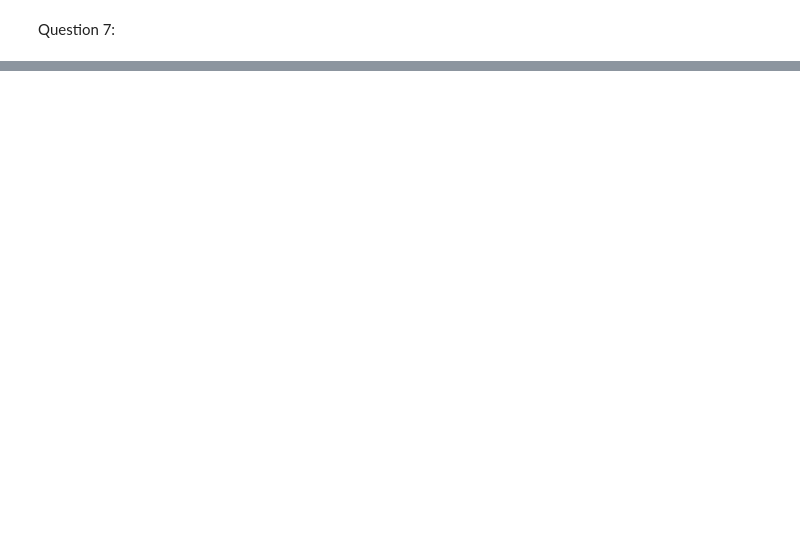
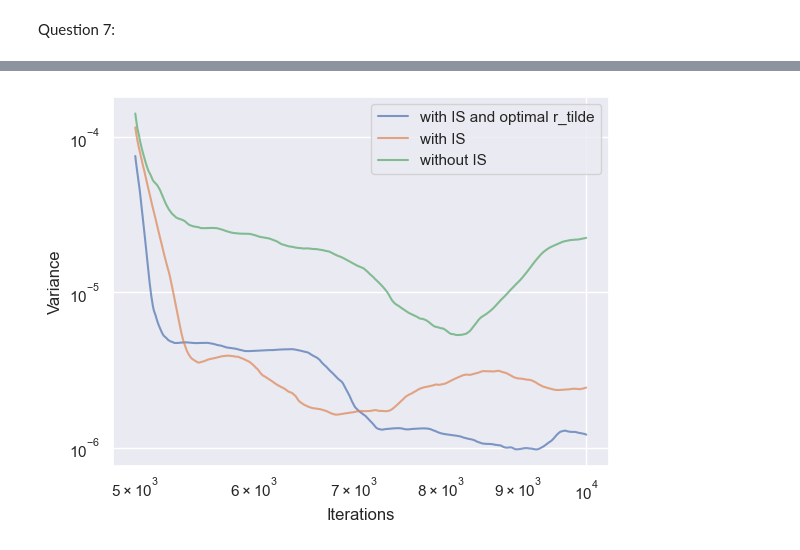
Before and after one commit to Drykx/Monte-Carlo-Project, a Jupyter notebook: Raport.ipynb, the cells around one changed output, grey strips where cells are left out. Drawn from its saved outputs; the diff is of its cells as text; code cells hidden in the pictures; blank space fills up the shorter version.

```diff
--- a/Raport.ipynb
+++ b/Raport.ipynb
@@ -973,0 +1045,37 @@ plt.legend()
+# %%
+class VarianceAnalyzer:
+    def __init__(self, window_size):
+        self.window_size = window_size
+        self.values = []
+
+    def update(self, new_value):
+        self.values.append(new_value)
+        if len(self.values) > self.window_size:
+            self.values.pop(0)
+            return self.calculate_var()
+        return 0
+
+    def calculate_var(self):
+        if len(self.values) < 2:
+            return None  # Variance is undefined with less than two values
+        return np.var(self.values, ddof=1)  # ddof=1 for unbiased variance estimation
+
+window_size = 5000
+variance_analyzer = VarianceAnalyzer(window_size)
+
+variance_1 = [variance_analyzer.update(value) for value in sigmas_IS_opt]
+variance_2 = [variance_analyzer.update(value) for value in sigmas_IS]
+variance_3 = [variance_analyzer.update(value) for value in sigmas]
+# %%
+plt.plot(range(window_size, len(variance_1)), variance_1[window_size:], label='with IS and optimal r_tilde', alpha=0.7)
+plt.plot(range(window_size, len(variance_2)), variance_2[window_size:], label='with IS', alpha=0.7)
+plt.plot(range(window_size, len(variance_3)), variance_3[window_size:], label='without IS', alpha=0.7)
+
+plt.xlabel('Iterations')
+plt.ylabel('Variance')
+plt.xscale('log')
+plt.yscale('log')
+plt.legend()
+plt.show()
+# %% [output]
+[figure, added]
```
Also changed, not shown: parts of 10 cells of this notebook, 3 other files.
